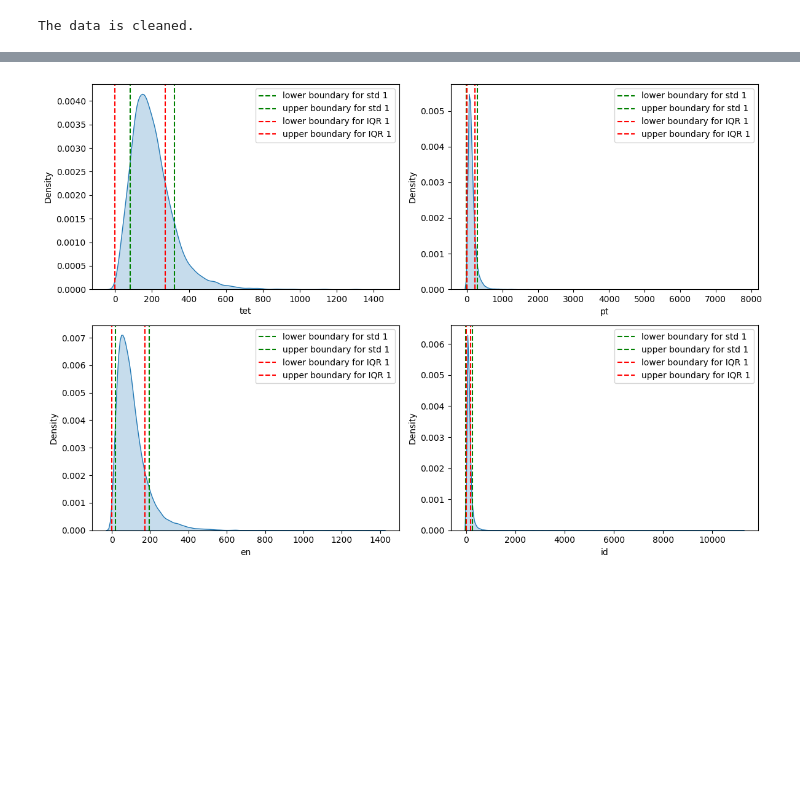
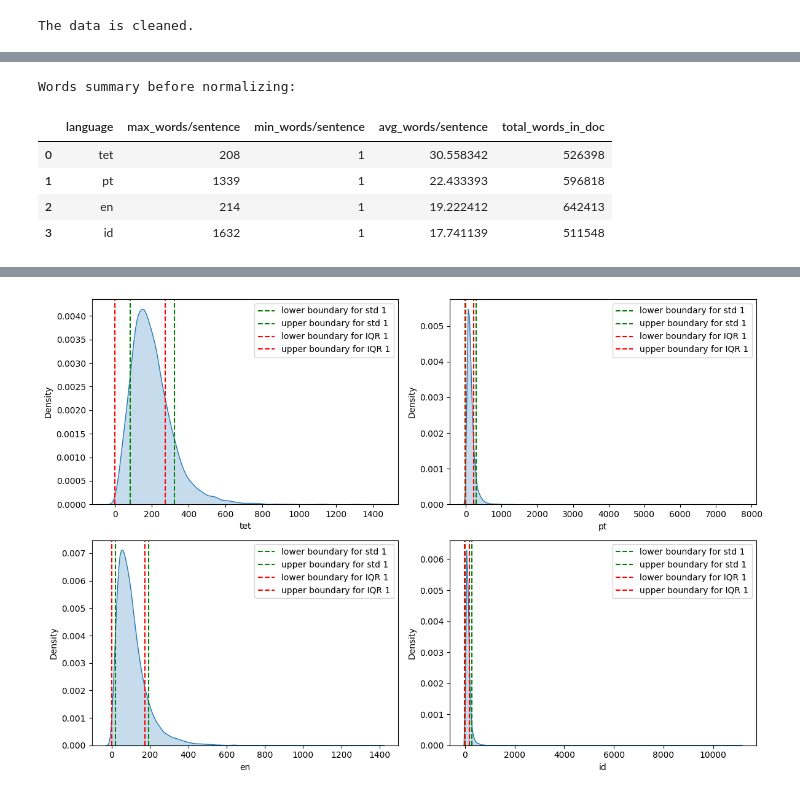
Before and after one commit to gabriel-de-jesus/tetun-lid, a Jupyter notebook: tetun-lid.ipynb, the cells around one changed output, grey strips where cells are left out. Saved outputs shown, nothing was run; the diff lists cells and outputs as text; code cells hidden in the pictures; blank space fills up the shorter version.

Commit message:
improving codes and add words_summary()

```diff
--- a/tetun-lid.ipynb
+++ b/tetun-lid.ipynb
@@ -53,3 +53,14 @@ display_data_in_bar(clean_data)
+# %%
+# words summary
+print(f"Words summary before normalizing:")
+words_summary(clean_data)
+# %% [output]
+Words summary before normalizing:
+|  | language | max_words/sentence | min_words/sentence | avg_words/sentence | total_words_in_doc |
+| 0 | tet | 208 | 1 | 30.558342 | 526398 |
+| 1 | pt | 1339 | 1 | 22.433393 | 596818 |
+| 2 | en | 214 | 1 | 19.222412 | 642413 |
+| 3 | id | 1632 | 1 | 17.741139 | 511548 |
 # %%
 # A plot contains boxplot for each languages
 display_data_in_boxplot(clean_data)
```
Also changed, not shown: parts of 13 cells of this notebook, 4 other files.
